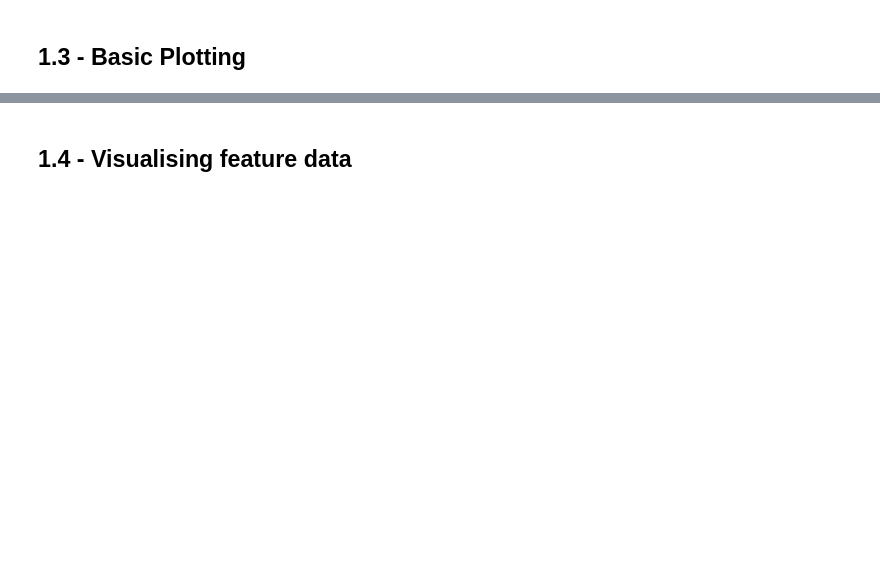
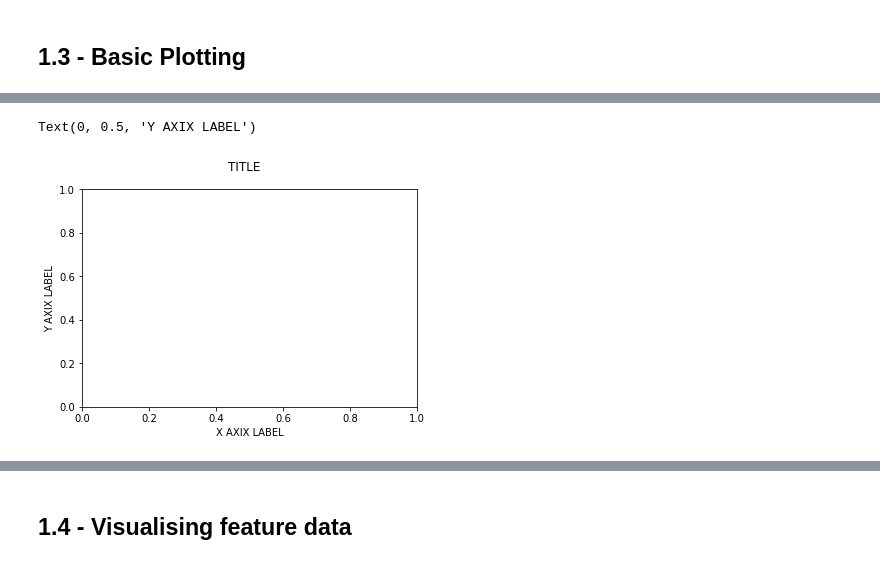
Before and after one commit to bu-ml-2021-22/ml-lab-03-Grandevity, a Jupyter notebook: ml-lab-03.ipynb, the cells around one changed output, grey strips where cells are left out. Saved outputs shown, nothing was run; the diff lists cells and outputs as text; code cells hidden in the pictures; blank space fills up the shorter version.

```diff
--- a/ml-lab-03.ipynb
+++ b/ml-lab-03.ipynb
@@ -64,0 +85,13 @@ Name: class, dtype: int64
+# %%
+# Task 1.3.4 - the matplotlib way
+
+
+import matplotlib.pyplot as plt
+
+plt.figure()  # an empty figure with no axes
+plt.suptitle('TITLE')  # add a title
+plt.xlabel('X AXIX LABEL')
+plt.ylabel('Y AXIX LABEL')
+# %% [output]
+Text(0, 0.5, 'Y AXIX LABEL')
+[figure, added]
```
Also changed, not shown: parts of 44 cells of this notebook, 3 other files.
